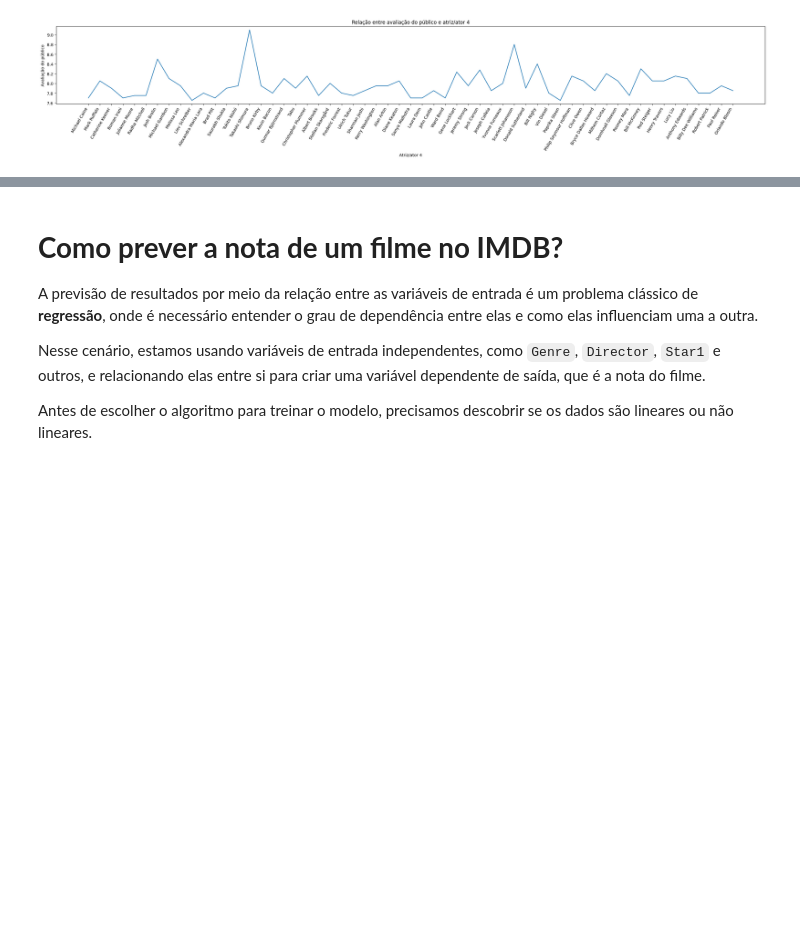
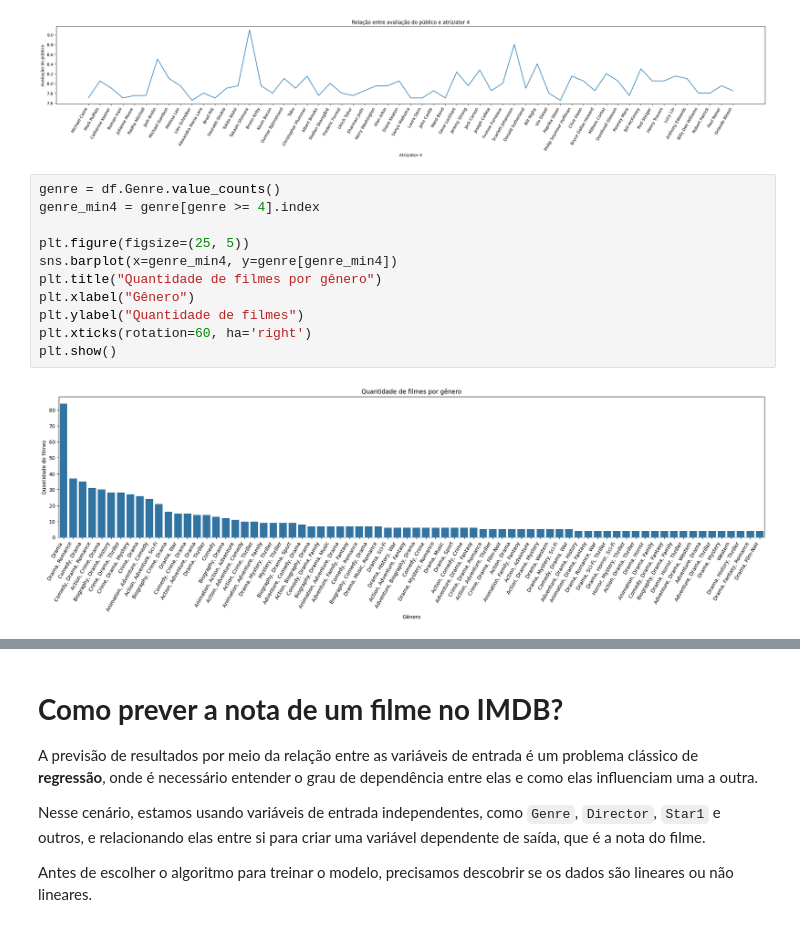
Before and after one commit to CobrinhaDigital/imdb-study, a Jupyter notebook: main.ipynb, the cells around one changed output, grey strips where cells are left out. Cells and saved outputs as stored; diff of their text form; blank space fills up the shorter version.

Commit message:
feature: atualizando modelo e novo grafico de genero de filme

```diff
--- a/main.ipynb
+++ b/main.ipynb
@@ -623,3 +654,16 @@ plt.ylabel("Avaliação do público")
 plt.show()
 # %% [output]
 [figure]
+# %%
+genre = df.Genre.value_counts()
+genre_min4 = genre[genre >= 4].index
+
+plt.figure(figsize=(25, 5))
+sns.barplot(x=genre_min4, y=genre[genre_min4])
+plt.title("Quantidade de filmes por gênero")
+plt.xlabel("Gênero")
+plt.ylabel("Quantidade de filmes")
+plt.xticks(rotation=60, ha='right')
+plt.show()
+# %% [output]
+[figure, added]
```
Also changed, not shown: parts of 13 cells of this notebook, 1 other file.
